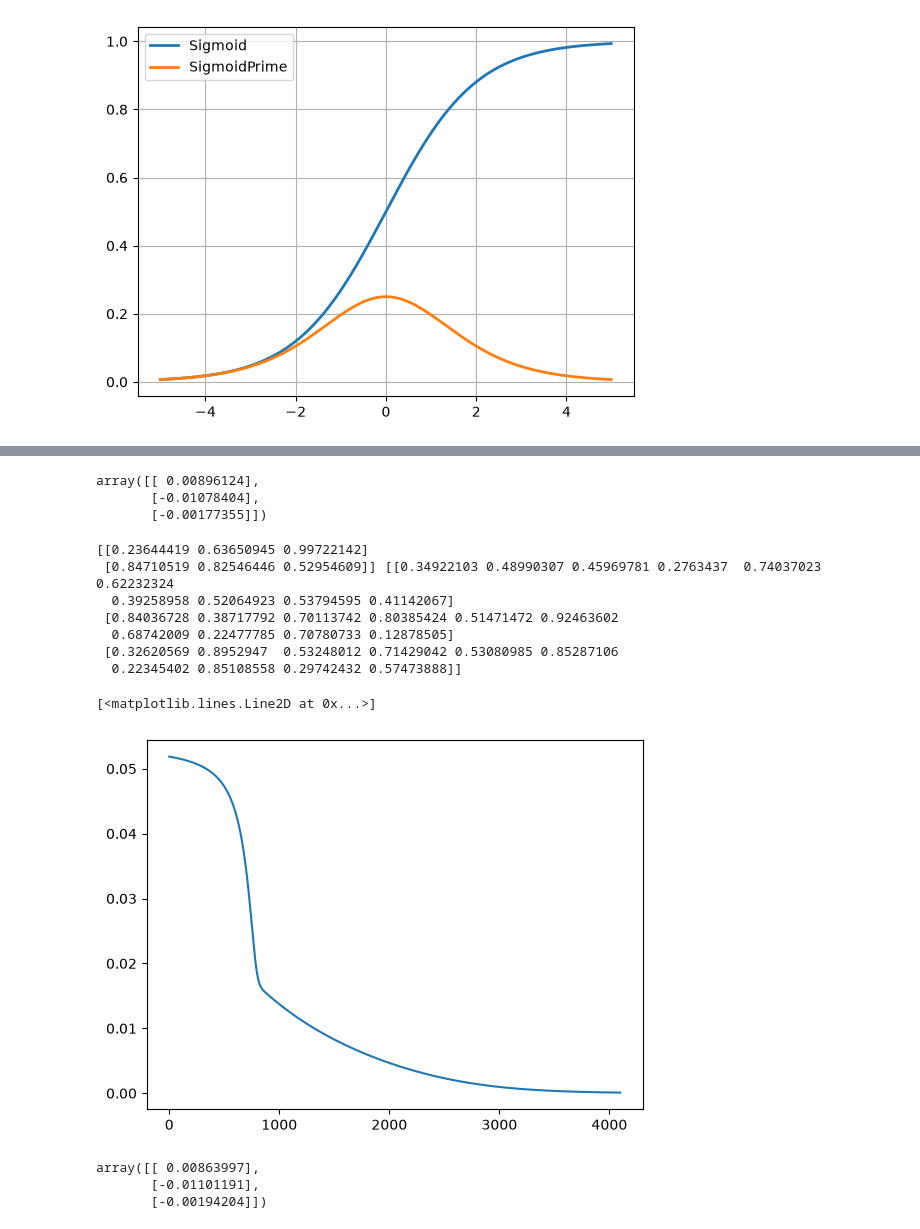
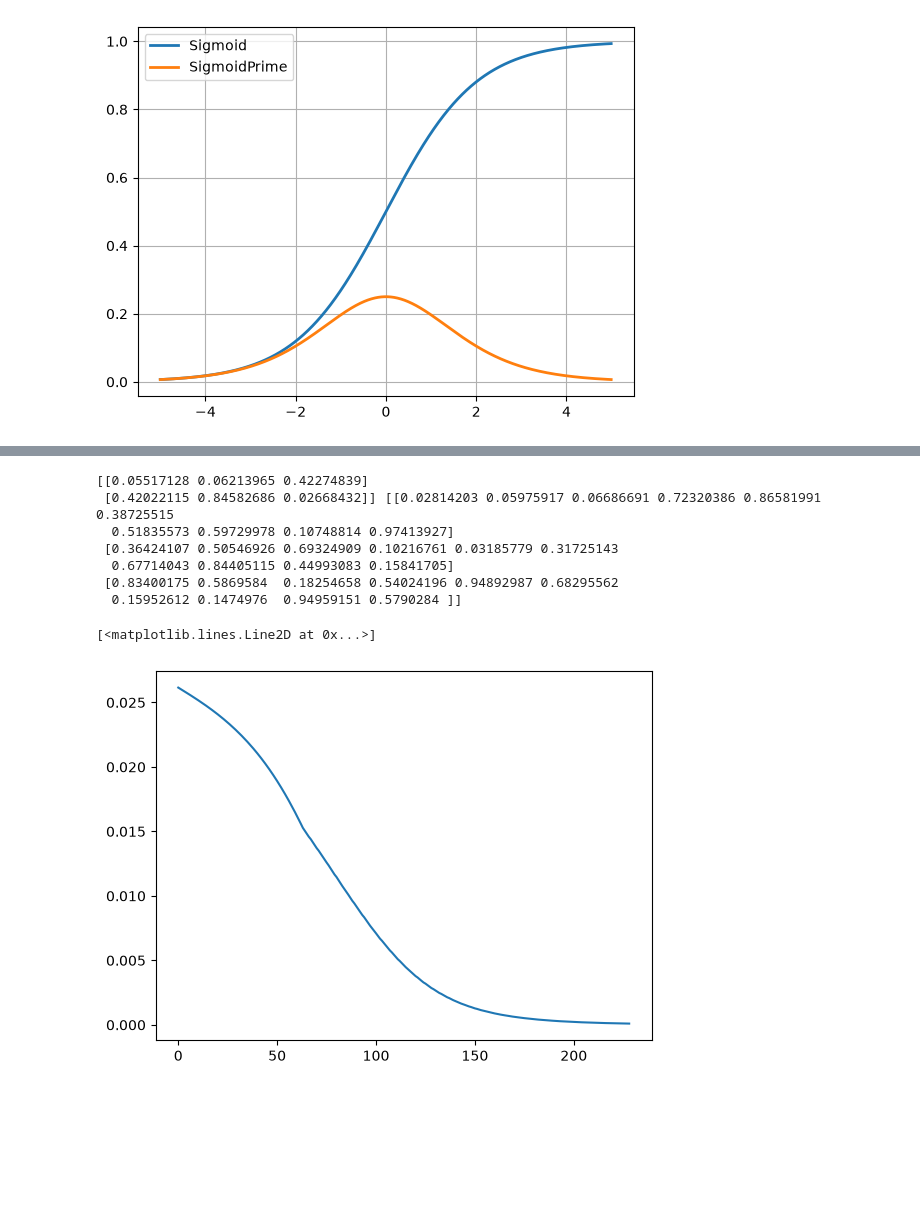
Before and after one commit to benjamin-n-baker/Misc-HW, a Jupyter notebook: NeuralNetsFall26.ipynb, the cells around one changed output, grey strips where cells are left out. Saved outputs shown, nothing was run; the diff lists cells and outputs as text; code cells hidden in the pictures; blank space fills up the shorter version.

```diff
--- a/NeuralNetsFall26.ipynb
+++ b/NeuralNetsFall26.ipynb
@@ -182,7 +182,7 @@ def minimize(alpha, accuracyPoop):
 
     return cost_arr
 
-cost_arr = (minimize(2, .001))
+cost_arr = (minimize(2, .0001))
 
 # print(cost_arr)
 plt.plot(cost_arr)
@@ -339,7 +325,7 @@ class ReluNeural_Network_Extra(object):
         self.yHat=self.forward(X)
         delta4 = np.multiply(-(y-self.yHat), self.sigmoidPrime(self.z4))
         dJdW3=np.dot(self.a3.T, delta4)
-        delta3 = np.dot(delta4, self.W3.T)* self.sigmoidPrime(self.z3)
+        delta3 = np.dot(delta4, self.W3.T)* self.reluPrime(self.z3)
         dJdW2=np.dot(self.a2.T,delta3)
         delta2=np.dot(delta3,self.W2.T)*self.reluPrime(self.z2)
         dJdW1=np.dot(X.T,delta2)
@@ -384,49 +370,41 @@ plt.plot(cost_arrRelu_Extra)
 # %%
-ReluNN_Extra_3.forward(X) - y
+three_loss = ReluNN_Extra_3.forward(X) - y
-# %% [output]
-array([[ 0.00896124],
-       [-0.01078404],
-       [-0.00177355]])
 # %%
 ReluNN_Extra_10 = ReluNeural_Network_Extra(10)
 
-def minimizeRelu_Extra(alpha, accuracyPoop):
+def minimizeRelu_Extra(alpha, accuracyPoop, ReluNN_Extra_10):
     W1_init = ReluNN_Extra_10.W1
     W2_init = ReluNN_Extra_10.W2
     print(W1_init, W2_init)
     cost = ReluNN_Extra_10.costFunction(X, y)
     cost_arr = [cost]
     while cost_arr[-1] > accuracyPoop:
         dJdW1, dJdW2, dJdW3 = ReluNN_Extra_10.costFunctionPrime(X, y)
 
         ReluNN_Extra_10.W1 = ReluNN_Extra_10.W1 - alpha * dJdW1
         ReluNN_Extra_10.W2 = ReluNN_Extra_10.W2 - alpha * dJdW2
         ReluNN_Extra_10.W3 = ReluNN_Extra_10.W3 - alpha * dJdW3
 
         cost = ReluNN_Extra_10.costFunction(X, y)
         cost_arr.append(cost)
 
     return cost_arr
 
 
-cost_arrRelu_Extra_10= (minimizeRelu_Extra(.1, .0001))
+cost_arrRelu_Extra_10= (minimizeRelu_Extra(.1, .0001, ReluNN_Extra_10))
 
 # print(cost_arr)
 plt.plot(cost_arrRelu_Extra_10)
 # %% [output]
-[[0.23644419 0.63650945 0.99722142]
- [0.84710519 0.82546446 0.52954609]] [[0.34922103 0.48990307 0.45969781 0.2763437  0.74037023 0.62232324
-  0.39258958 0.52064923 0.53794595 0.41142067]
- [0.84036728 0.38717792 0.70113742 0.80385424 0.51471472 0.92463602
-  0.68742009 0.22477785 0.70780733 0.12878505]
- [0.32620569 0.8952947  0.53248012 0.71429042 0.53080985 0.85287106
-  0.22345402 0.85108558 0.29742432 0.57473888]]
+[[0.05517128 0.06213965 0.42274839]
+ [0.42022115 0.84582686 0.02668432]] [[0.02814203 0.05975917 0.06686691 0.72320386 0.86581991 0.38725515
+  0.51835573 0.59729978 0.10748814 0.97413927]
+ [0.36424107 0.50546926 0.69324909 0.10216761 0.03185779 0.31725143
+  0.67714043 0.84405115 0.44993083 0.15841705]
+ [0.83400175 0.5869584  0.18254658 0.54024196 0.94892987 0.68295562
+  0.15952612 0.1474976  0.94959151 0.5790284 ]]
 [<matplotlib.lines.Line2D at 0x...>]
-[figure, old version]
+[figure, new version]
 # %%
-ReluNN_Extra_10.forward(X) - y
+ten_loss = ReluNN_Extra_10.forward(X) - y
-# %% [output]
-array([[ 0.00863997],
-       [-0.01101191],
-       [-0.00194204]])
 # %%
```
Also changed, not shown: parts of 15 cells of this notebook.
